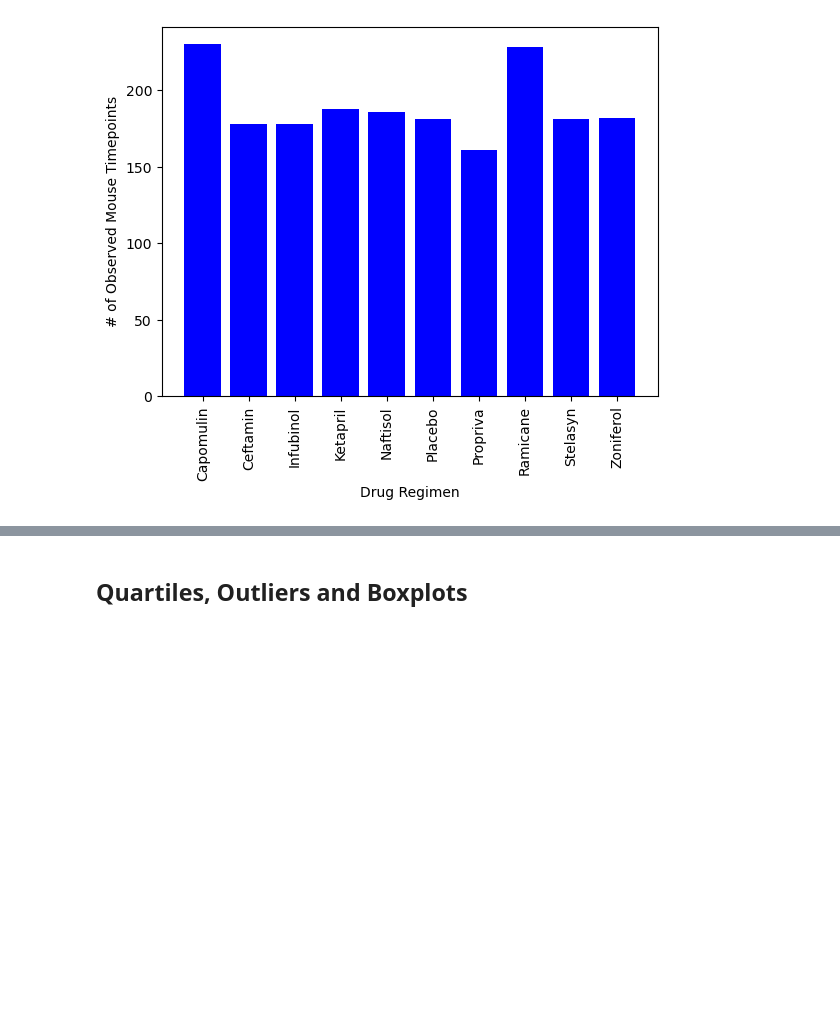
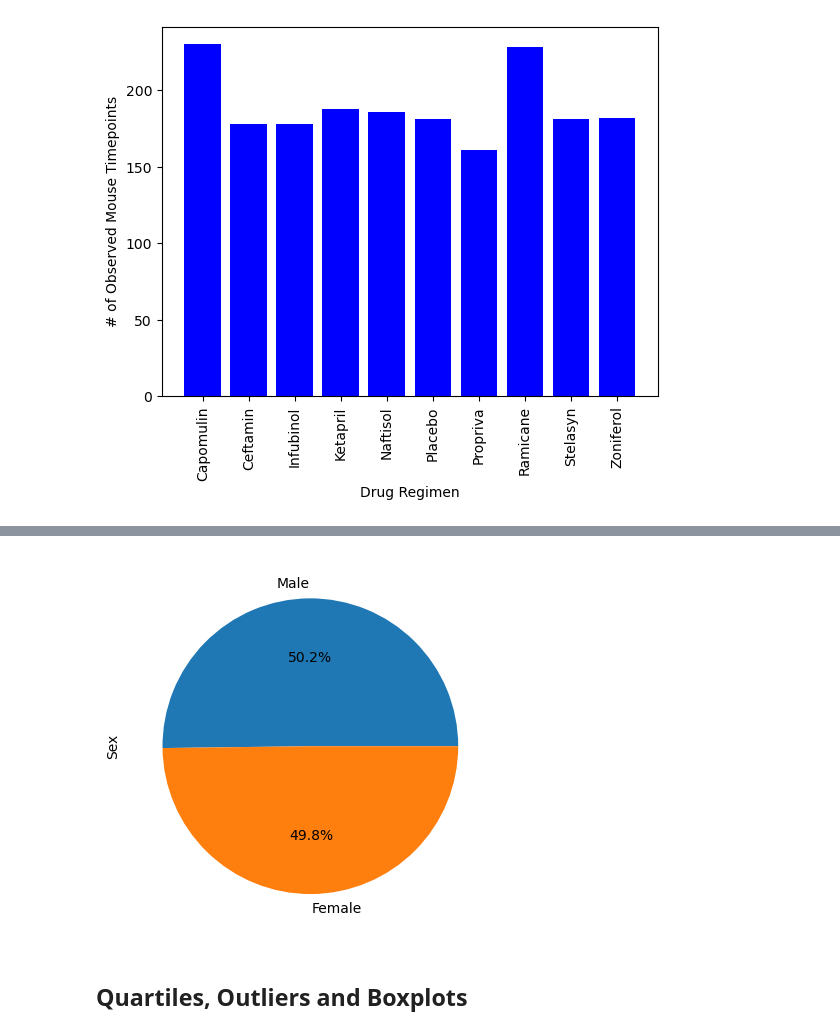
Before and after one commit to benrich322/matplotlib-challenge, a Jupyter notebook: Pymaceuticals/pymaceuticals_final.ipynb, the cells around one changed output, grey strips where cells are left out. Cells and saved outputs as stored; diff of their text form; code cells hidden in the pictures; blank space fills up the shorter version.

```diff
--- a/Pymaceuticals/pymaceuticals_final.ipynb
+++ b/Pymaceuticals/pymaceuticals_final.ipynb
@@ -177,3 +180,18 @@ plt.show()
+# %%
+# Generate a pie plot showing the distribution of female versus male mice using pyplot
+
+# Labels for the sections of our pie chart
+male_vs_female = male_vs_female.rename(columns={"Sex":"Sex Count"})
+male_vs_female_new = male_vs_female.rename_axis('Sex').reset_index()
+labels = male_vs_female_new["Sex"]
+
+# The values of each section of the pie chart
+sizes = male_vs_female_new["Sex Count"]
+plt.pie(sizes,labels=labels,autopct='%1.1f%%')
+plt.ylabel("Sex")
+plt.show()
+# %% [output]
+[figure, added]
 # %% [markdown]
 ## Quartiles, Outliers and Boxplots
 # %%
```
Also changed, not shown: parts of 2 cells of this notebook, 2 other files.
